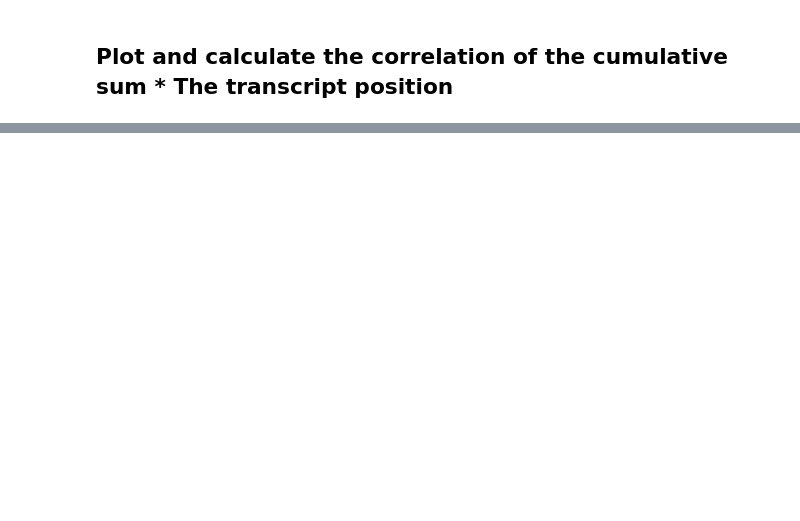
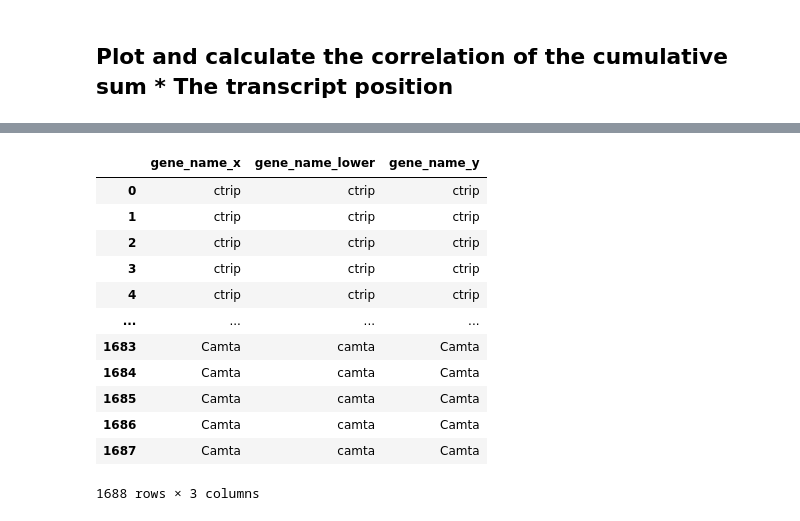
Before and after one commit to Raif-fl/Fall_2021_Work_journal, a Jupyter notebook: KS_stat/dmel_KS_like.ipynb, the cells around one changed output, grey strips where cells are left out. Saved outputs shown, nothing was run; the diff lists cells and outputs as text; code cells hidden in the pictures; blank space fills up the shorter version.

```diff
--- a/KS_stat/dmel_KS_like.ipynb
+++ b/KS_stat/dmel_KS_like.ipynb
@@ -218,0 +299,24 @@ p
+# %%
+dfg = pd.DataFrame({"gene_name" : g_list})
+# %%
+dfg["gene_name_lower"] = dfg["gene_name"].str.lower()
+# %%
+Fmr1_targets["gene_name_lower"] = Fmr1_targets["gene_name"].str.lower()
+# %%
+df2 = pd.merge(Fmr1_targets, dfg, how = "inner", on="gene_name_lower")
+# %%
+df2
+# %% [output]
+|  | gene_name_x | gene_name_lower | gene_name_y |
+| 0 | ctrip | ctrip | ctrip |
+| 1 | ctrip | ctrip | ctrip |
+| 2 | ctrip | ctrip | ctrip |
+| 3 | ctrip | ctrip | ctrip |
+| 4 | ctrip | ctrip | ctrip |
+| ... | ... | ... | ... |
+| 1683 | Camta | camta | Camta |
+| 1684 | Camta | camta | Camta |
+| 1685 | Camta | camta | Camta |
+| 1686 | Camta | camta | Camta |
+| 1687 | Camta | camta | Camta |
+1688 rows × 3 columns
```
Also changed, not shown: parts of 24 cells of this notebook, 11 other files.
